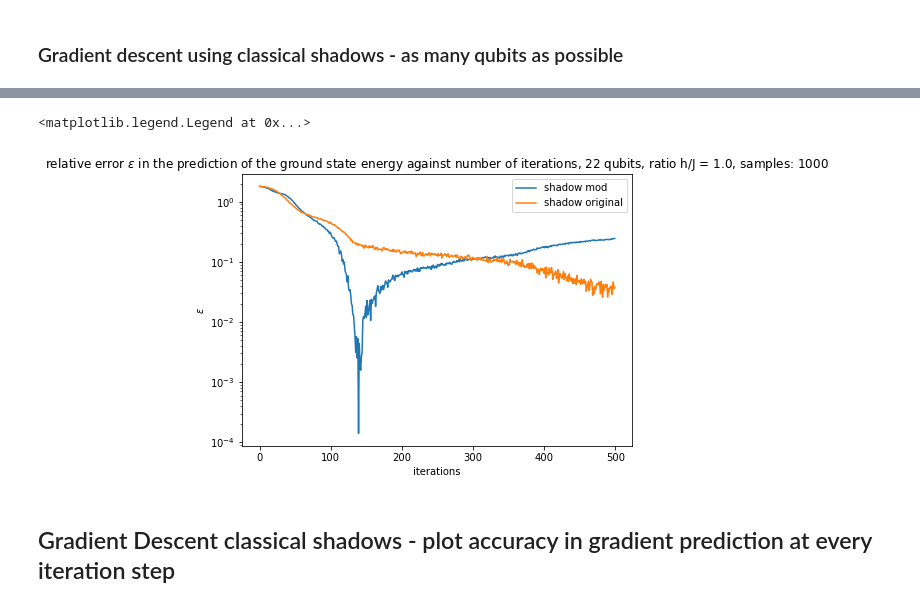
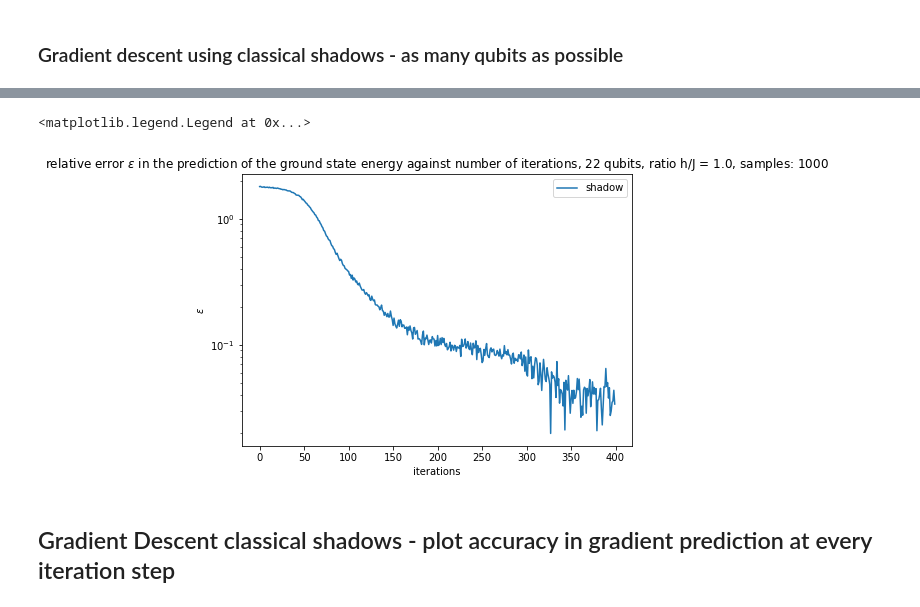
Before and after one commit to LennartBuerger/classical-shadows-for-1d-TFIM-energy-estimation, a Jupyter notebook: display_data/mps_display.ipynb, the cells around one changed output, grey strips where cells are left out. Saved outputs shown, nothing was run; the diff lists cells and outputs as text; code cells hidden in the pictures.

Commit message:
added plot showing mps optim with 22 qubits

```diff
--- a/display_data/mps_display.ipynb
+++ b/display_data/mps_display.ipynb
@@ -535,7 +535,7 @@ save_direc_eigs_max_qubit = Path('data/Diagonal_hamiltonian/eigenvalues_first_ma
 energy_dict_max_qubit = np.load(save_direc_eigs_max_qubit, allow_pickle=True)
 energy_dict_max_qubit = energy_dict_max_qubit.item()
 energy_brute = energy_dict_max_qubit[str(1)]['open'][str(qubit_num)][str(ratio_h_j)][0]
-bond_dim = 80
+bond_dim = 20
 tensor_liste_rand = [pt.rand([1, 2, bond_dim], dtype=pt.cdouble)]
 for idx in range(qubit_num - 2):
     tensor_liste_rand.append(pt.rand([bond_dim, 2, bond_dim], dtype=pt.cdouble))
@@ -613,17 +631,16 @@ KeyboardInterrupt:
 # %%
+step_num = 400
+plt.figure(figsize=(7,5))
 
-plt.figure(figsize=(7,5))
-for num in range(np.size(num_of_measurements_per_rot)):
-    plt.plot(np.arange(0, step_num), accuracy[num, :], label='shadow mod')
-    plt.plot(np.arange(0, step_num), accuracy_un_mod[num, :], label='shadow original')
-plt.title('relative error $\epsilon$ in the prediction of the ground state energy against number of iterations, ' + str(qubit_num) + ' qubits, ratio h/J = ' + str(ratio_h_j)+ ', samples: ' + str(num_of_measurements_per_rot[0]) )
+plt.plot(np.arange(0, step_num), accuracy_shadow[num, 0:step_num], label='shadow')
+plt.title('relative error $\epsilon$ in the prediction of the ground state energy against number of iterations, ' + str(qubit_num) + ' qubits, ratio h/J = ' + str(ratio_h_j)+ ', samples: ' + str(2 * num_of_measurements_per_rot[0]) )
 plt.yscale('log')
 plt.xlabel('iterations')
 plt.ylabel('$\epsilon$')
 plt.legend()
 # %% [output]
 <matplotlib.legend.Legend at 0x...>
-[figure, old version]
+[figure, new version]
 # %% [markdown]
 ## Gradient Descent classical shadows - plot accuracy in gradient prediction at every iteration step
 # %%
```
Also changed, not shown: parts of 3 cells of this notebook, 4 other files.
